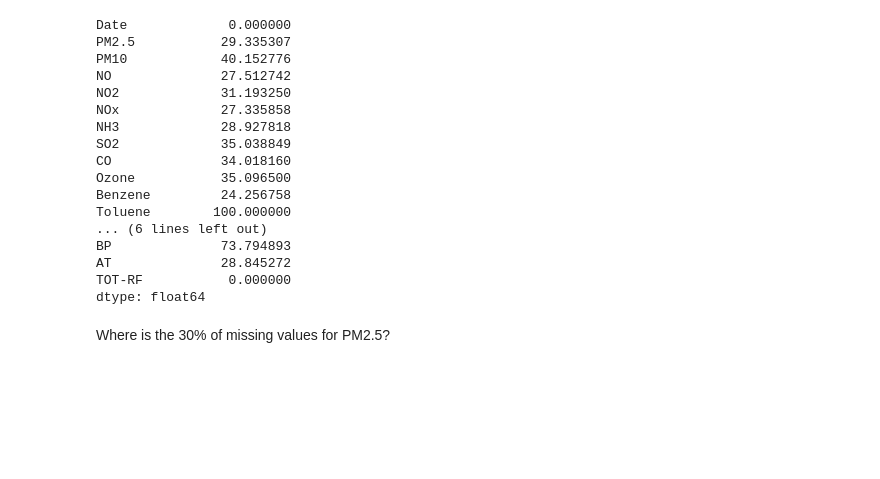
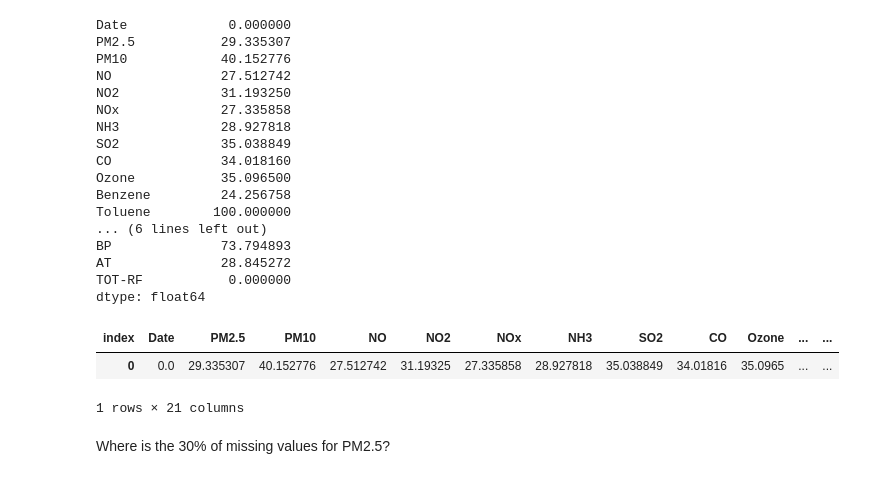
Before and after one commit to OmdenaAI/omdena-mumbai-chapter-air-quality, a Jupyter notebook: src/tasks/task-2-eda/cpcb_data_eda.ipynb, the cells around one changed output. Saved outputs shown, nothing was run; the diff lists cells and outputs as text; code cells hidden in the pictures; blank space fills up the shorter version.

```diff
--- a/src/tasks/task-2-eda/cpcb_data_eda.ipynb
+++ b/src/tasks/task-2-eda/cpcb_data_eda.ipynb
@@ -133,3 +137,9 @@ dtype: float64
+# %%
+missing_values
+# %% [output]
+| index | Date | PM2.5 | PM10 | NO | NO2 | NOx | NH3 | SO2 | CO | Ozone | ... | ... |
+| 0 | 0.0 | 29.335307 | 40.152776 | 27.512742 | 31.19325 | 27.335858 | 28.927818 | 35.038849 | 34.01816 | 35.0965 | ... | ... |
+1 rows × 21 columns
 # %% [markdown]
 Where is the 30% of missing values for PM2.5?
 # %%
```
Also changed, not shown: parts of 15 cells of this notebook.
